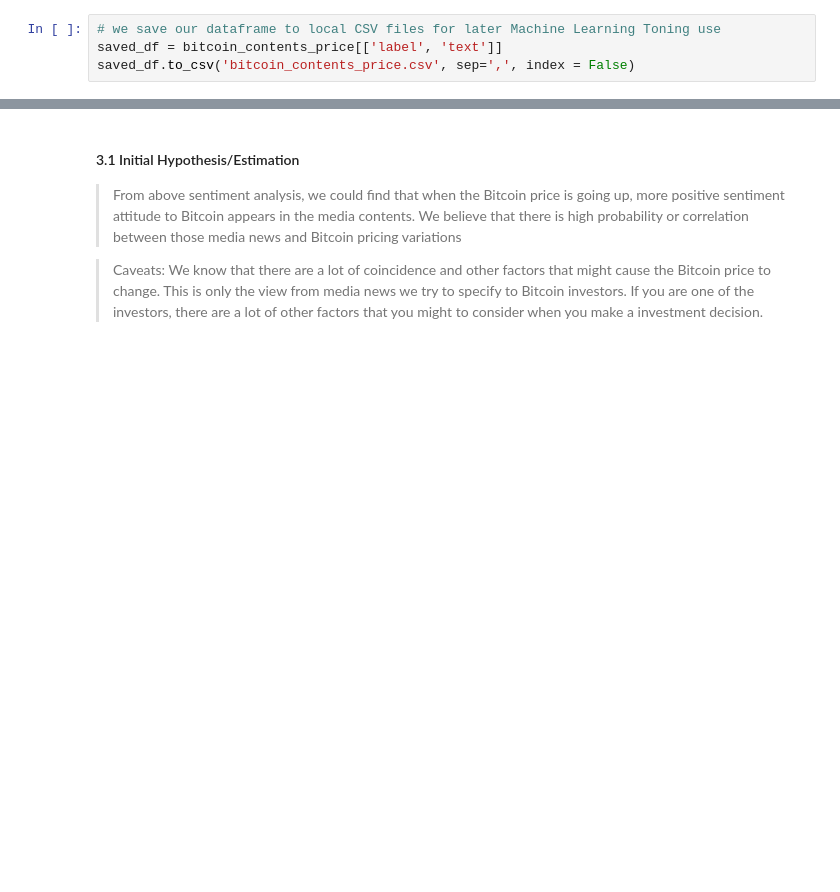
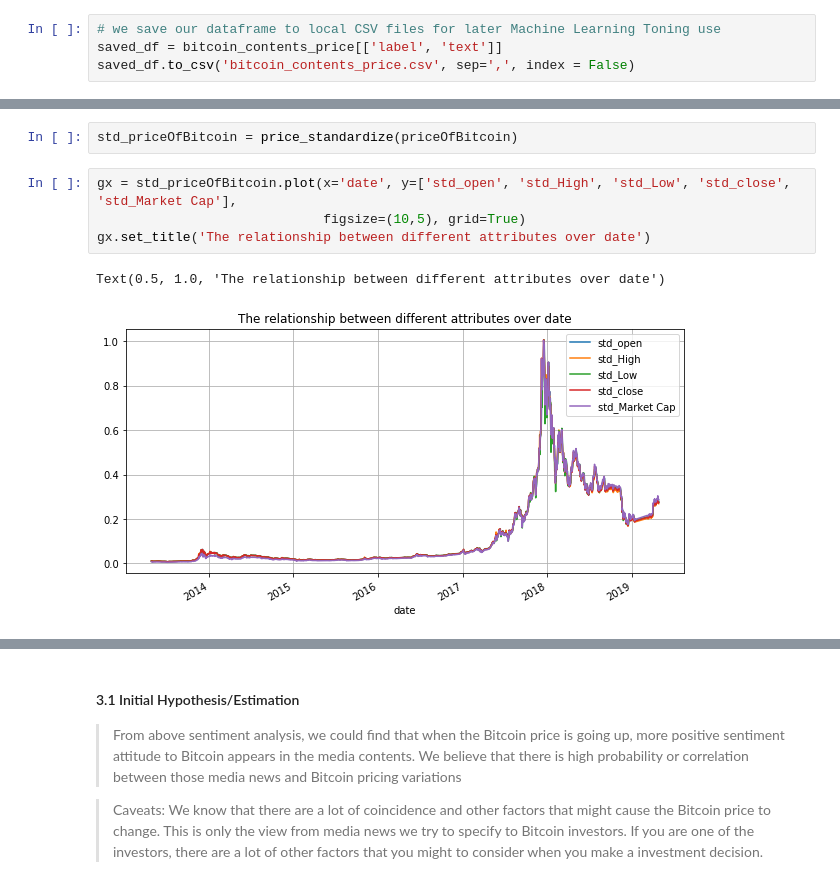
Before and after one commit to uic-cs418/cs418-project-slamming-squad-1, a Jupyter notebook: Final_Report_Hang Yang(Date collection, Preprocess).ipynb, the cells around one changed output, grey strips where cells are left out. Drawn from its saved outputs; the diff is of its cells as text; blank space fills up the shorter version.

```diff
--- a/Final_Report_Hang Yang(Date collection, Preprocess).ipynb
+++ b/Final_Report_Hang Yang(Date collection, Preprocess).ipynb
@@ -84,2 +97,11 @@ We would take use of [Afinn Lexion](https://www.kdnuggets.com/2018/08/emotion-se
 Based on affin sentiment score, we could find the sentiment attitude containing in the news article contents. The distribution of these sentiment under each label(1: rising price, 0: decreasing price) could help to specify some correlationship between the news article and the price trend.
 2. TBD
+# %%
+std_priceOfBitcoin = price_standardize(priceOfBitcoin)
+# %%
+gx = std_priceOfBitcoin.plot(x='date', y=['std_open', 'std_High', 'std_Low', 'std_close', 'std_Market Cap'],
+                             figsize=(10,5), grid=True)
+gx.set_title('The relationship between different attributes over date')
+# %% [output]
+Text(0.5, 1.0, 'The relationship between different attributes over date')
+[figure, added]
```
Also changed, not shown: parts of 10 cells of this notebook.
